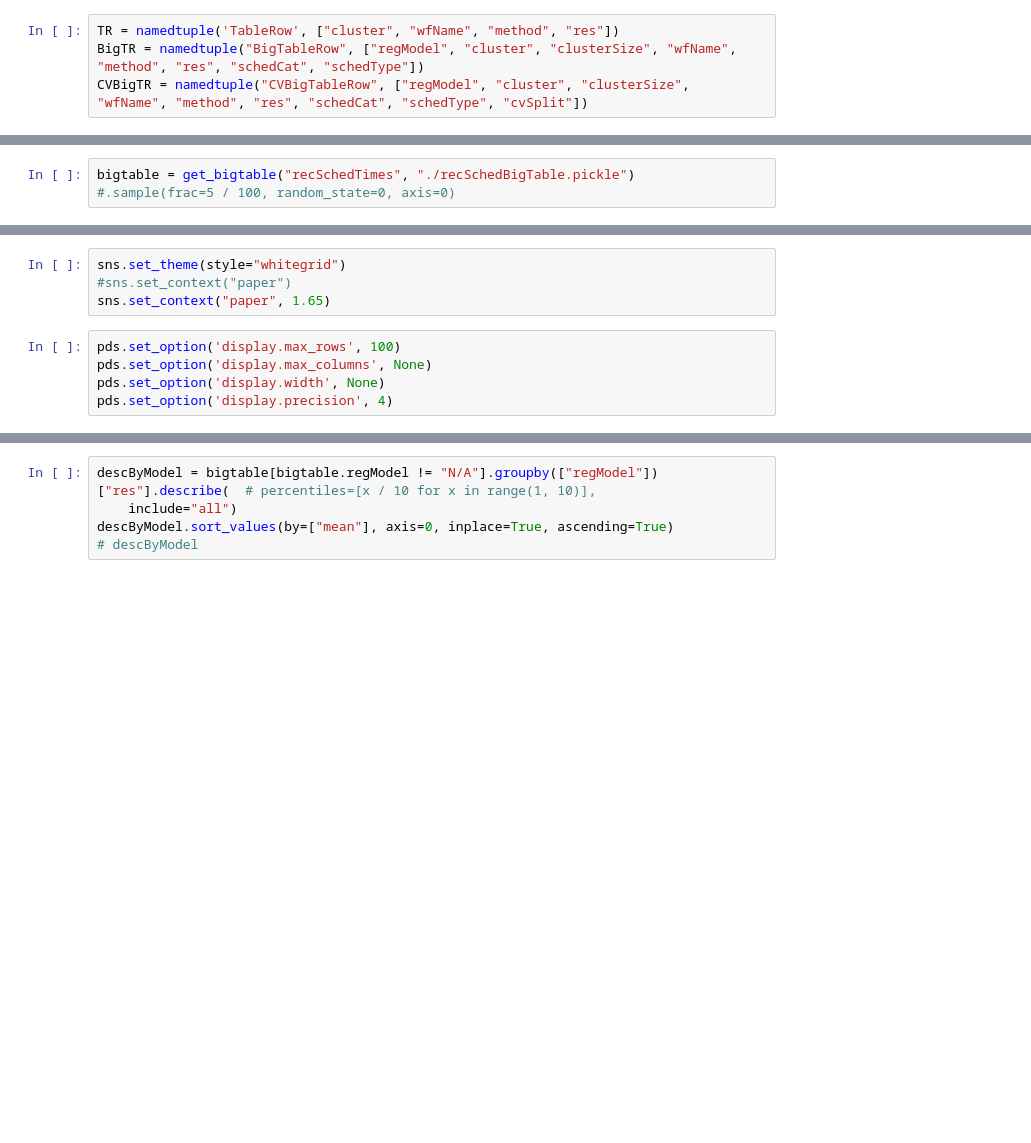
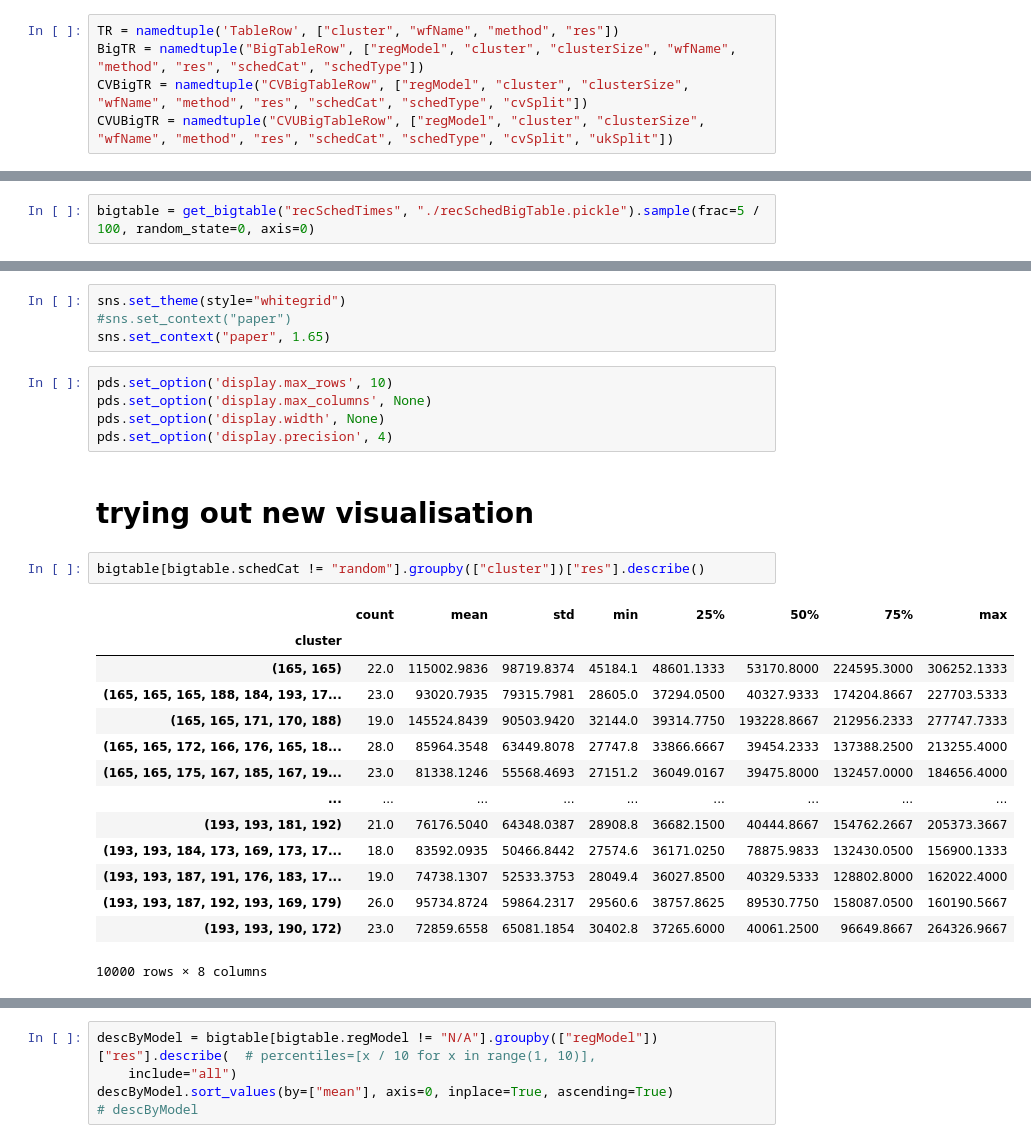
Before and after one commit to Sheypex/ba_proto, a Jupyter notebook: py/graphics.ipynb, the cells around one changed output, grey strips where cells are left out. Cells and saved outputs as stored; diff of their text form; blank space fills up the shorter version.

Commit message:
updated recommenderScheduler

```diff
--- a/py/graphics.ipynb
+++ b/py/graphics.ipynb
@@ -34,6 +37,7 @@ import seaborn as sns
 TR = namedtuple('TableRow', ["cluster", "wfName", "method", "res"])
 BigTR = namedtuple("BigTableRow", ["regModel", "cluster", "clusterSize", "wfName", "method", "res", "schedCat", "schedType"])
 CVBigTR = namedtuple("CVBigTableRow", ["regModel", "cluster", "clusterSize", "wfName", "method", "res", "schedCat", "schedType", "cvSplit"])
+CVUBigTR = namedtuple("CVUBigTableRow", ["regModel", "cluster", "clusterSize", "wfName", "method", "res", "schedCat", "schedType", "cvSplit", "ukSplit"])
 # %%
 def list_compare(a, b):
     if type(a) != type(b):
@@ -159,4 +160,4 @@ def save_plot(obj, name, loc="./fig/"):
 # %% [markdown]
 # Get the recSchedTimes data
 # %%
-bigtable = get_bigtable("recSchedTimes", "./recSchedBigTable.pickle")  #.sample(frac=5 / 100, random_state=0, axis=0)
+bigtable = get_bigtable("recSchedTimes", "./recSchedBigTable.pickle").sample(frac=5 / 100, random_state=0, axis=0)
@@ -167,10 +184,29 @@ sns.set_theme(style="whitegrid")
 #sns.set_context("paper")
 sns.set_context("paper", 1.65)
 # %%
-pds.set_option('display.max_rows', 100)
+pds.set_option('display.max_rows', 10)
 pds.set_option('display.max_columns', None)
 pds.set_option('display.width', None)
 pds.set_option('display.precision', 4)
+# %% [markdown]
+# trying out new visualisation
+# %%
+bigtable[bigtable.schedCat != "random"].groupby(["cluster"])["res"].describe()
+# %% [output]
+|  | count | mean | std | min | 25% | 50% | 75% | max |
+| cluster |  |  |  |  |  |  |  |  |
+| (165, 165) | 22.0 | 115002.9836 | 98719.8374 | 45184.1 | 48601.1333 | 53170.8000 | 224595.3000 | 306252.1333 |
+| (165, 165, 165, 188, 184, 193, 17... | 23.0 | 93020.7935 | 79315.7981 | 28605.0 | 37294.0500 | 40327.9333 | 174204.8667 | 227703.5333 |
+| (165, 165, 171, 170, 188) | 19.0 | 145524.8439 | 90503.9420 | 32144.0 | 39314.7750 | 193228.8667 | 212956.2333 | 277747.7333 |
+| (165, 165, 172, 166, 176, 165, 18... | 28.0 | 85964.3548 | 63449.8078 | 27747.8 | 33866.6667 | 39454.2333 | 137388.2500 | 213255.4000 |
+| (165, 165, 175, 167, 185, 167, 19... | 23.0 | 81338.1246 | 55568.4693 | 27151.2 | 36049.0167 | 39475.8000 | 132457.0000 | 184656.4000 |
+| ... | ... | ... | ... | ... | ... | ... | ... | ... |
+| (193, 193, 181, 192) | 21.0 | 76176.5040 | 64348.0387 | 28908.8 | 36682.1500 | 40444.8667 | 154762.2667 | 205373.3667 |
+| (193, 193, 184, 173, 169, 173, 17... | 18.0 | 83592.0935 | 50466.8442 | 27574.6 | 36171.0250 | 78875.9833 | 132430.0500 | 156900.1333 |
+| (193, 193, 187, 191, 176, 183, 17... | 19.0 | 74738.1307 | 52533.3753 | 28049.4 | 36027.8500 | 40329.5333 | 128802.8000 | 162022.4000 |
+| (193, 193, 187, 192, 193, 169, 179) | 26.0 | 95734.8724 | 59864.2317 | 29560.6 | 38757.8625 | 89530.7750 | 158087.0500 | 160190.5667 |
+| (193, 193, 190, 172) | 23.0 | 72859.6558 | 65081.1854 | 30402.8 | 37265.6000 | 40061.2500 | 96649.8667 | 264326.9667 |
+10000 rows × 8 columns
 # %%
 descByMethod = bigtable.groupby(["method"])["res"].describe(  # percentiles=[x / 10 for x in range(1, 10)],
     include="all")
```
Also changed, not shown: parts of 18 cells of this notebook, 12 other files.
